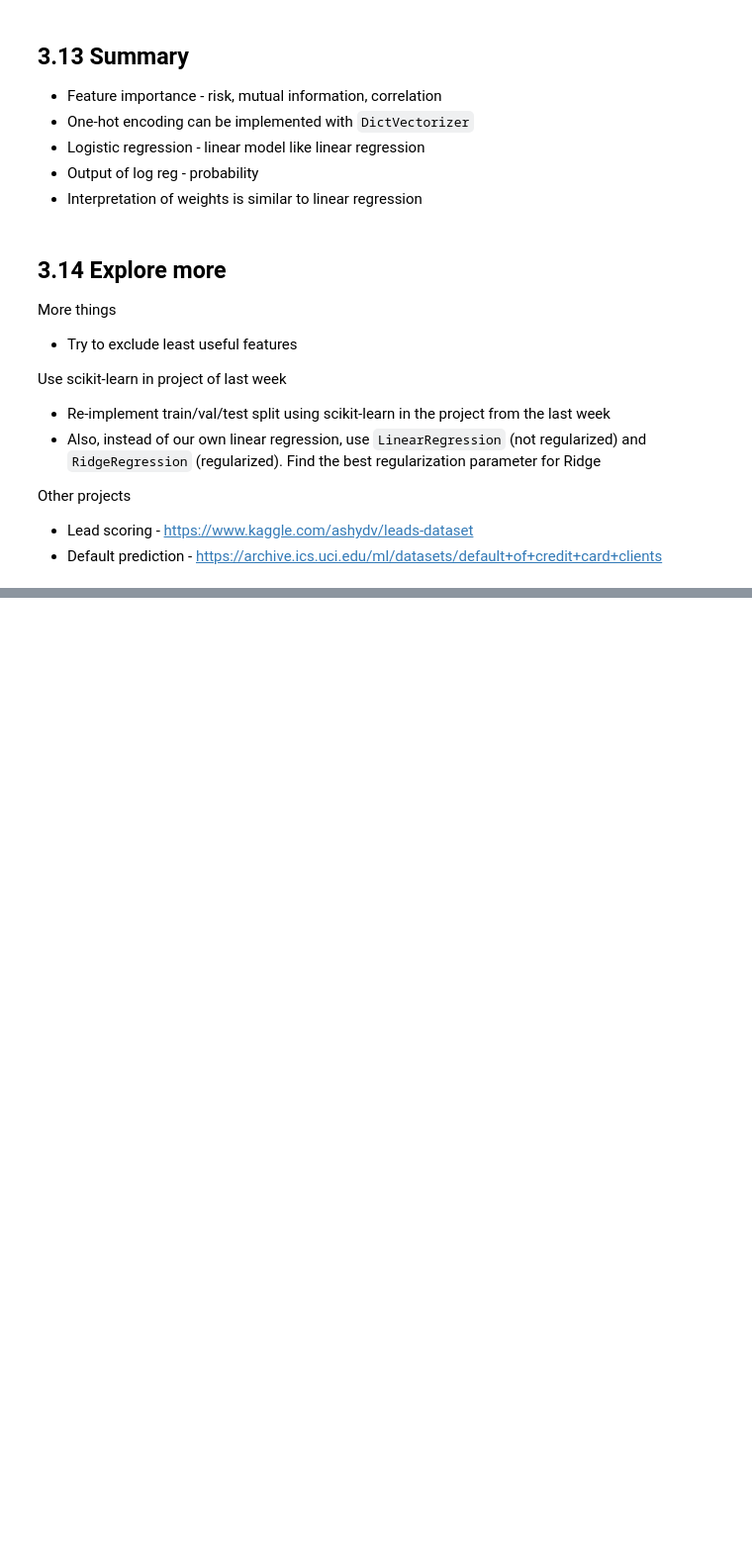
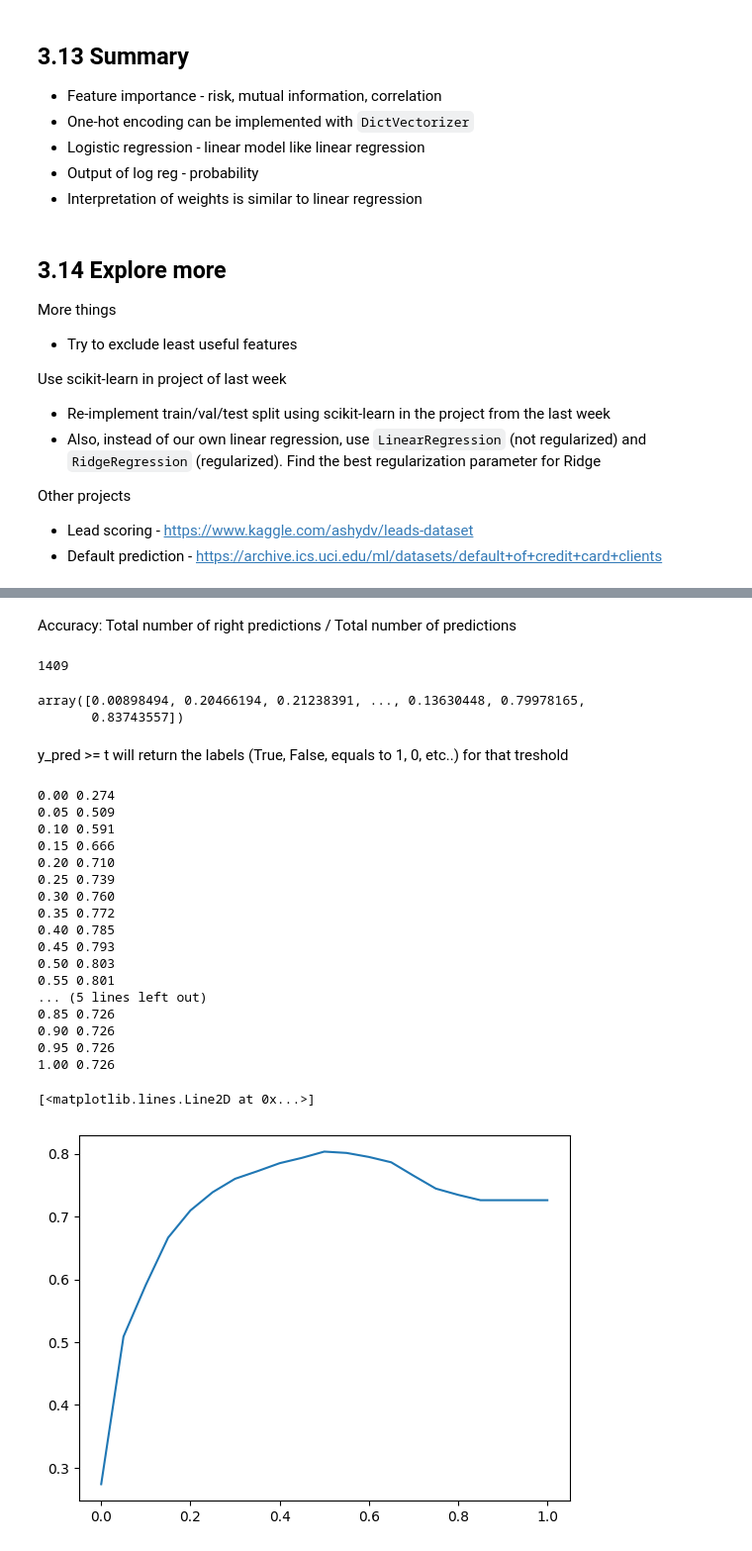
Before and after one commit to MarcosMJD/ml-weekly-projects, a Jupyter notebook: telco_churn/telco_churn.ipynb, the cells around one changed output, grey strips where cells are left out. Shown at 99% size. Drawn from its saved outputs; the diff is of its cells as text; code cells hidden in the pictures; blank space fills up the shorter version.

```diff
--- a/telco_churn/telco_churn.ipynb
+++ b/telco_churn/telco_churn.ipynb
@@ -36,5 +42,5 @@ data = f'https://raw.githubusercontent.com/alexeygrigorev/mlbookcamp-code/master
 # %%
-df = pd.read_csv(source_file_name)
+df = pd.read_csv(data_path)
 df.head()
 # %% [output]
 |  | customerID | gender | SeniorCitizen | Partner | Dependents | tenure | PhoneService | MultipleLines | ... |
@@ -245,3 +329,5 @@ contract            3
 paperlessbilling    2
 paymentmethod       4
 dtype: int64
+# %%
+df_full_train["numeric_cat"] = np.random.randint(0, 10, df_full_train.shape[0]).astype('str')
@@ -840,0 +1174,12 @@ Other projects
+# %%
+# Prepare features
+
+dv = DictVectorizer(sparse=False)
+
+train_dict = df_train[categorical + numerical].to_dict(orient='records')
+X_train = dv.fit_transform(train_dict)
+
+# Fit
+
+model = LogisticRegression()
+model.fit(X_train, y_train)
@@ -840,0 +1188,9 @@ Other projects
+# %%
+# Evaluate baseline model
+
+val_dict = df_val[categorical + numerical].to_dict(orient='records')
+X_val = dv.transform(val_dict)
+
+y_pred = model.predict_proba(X_val)[:, 1]
+churn_decision = (y_pred >= 0.5)
+(y_val == churn_decision).mean()
@@ -840,0 +1204,11 @@ Other projects
+# %% [markdown]
+Accuracy: Total number of right predictions / Total number of predictions
+# %%
+len(y_val)
+# %% [output]
+1409
+# %%
+y_pred
+# %% [output]
+array([0.00898494, 0.20466194, 0.21238391, ..., 0.13630448, 0.79978165,
+       0.83743557])
@@ -840,0 +1217,32 @@ Other projects
+# %% [markdown]
+y_pred >= t will return the labels (True, False, equals to 1, 0, etc..) for that treshold
+# %%
+thresholds = np.linspace(0, 1, 21)
+
+scores = []
+
+for t in thresholds:
+    score = accuracy_score(y_val, y_pred >= t)
+    print('%.2f %.3f' % (t, score))
+    scores.append(score)
+plt.plot(thresholds, scores)
+# %% [output]
+0.00 0.274
+0.05 0.509
+0.10 0.591
+0.15 0.666
+0.20 0.710
+0.25 0.739
+0.30 0.760
+0.35 0.772
+0.40 0.785
+0.45 0.793
+0.50 0.803
+0.55 0.801
+... (5 lines left out)
+0.85 0.726
+0.90 0.726
+0.95 0.726
+1.00 0.726
+[<matplotlib.lines.Line2D at 0x...>]
+[figure, added]
```
Also changed, not shown: parts of 83 cells of this notebook, 14 other files.
